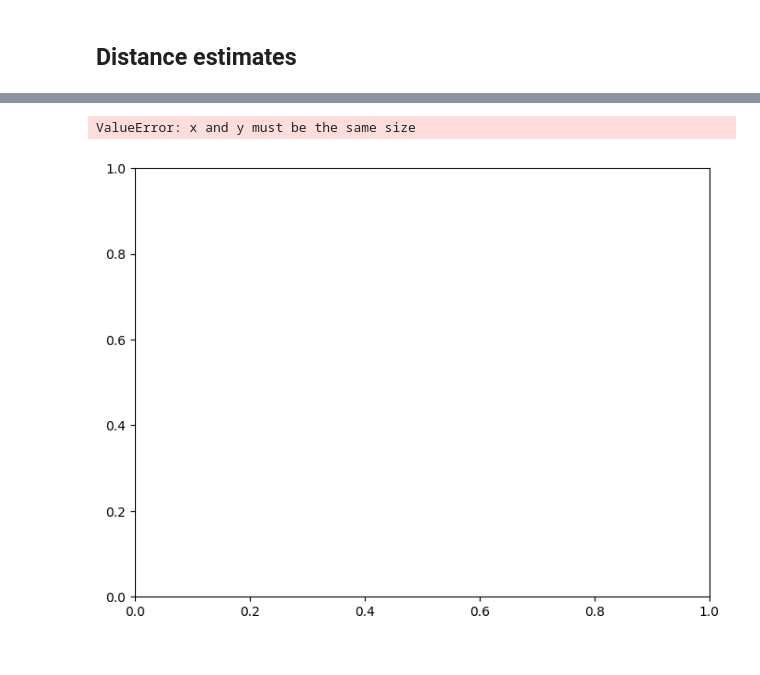
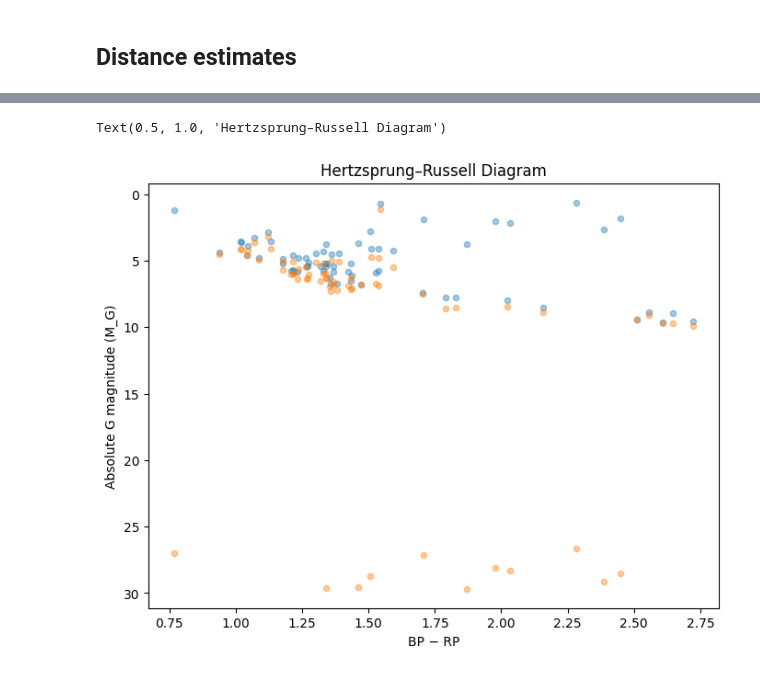
Before and after one commit to Oxke/seti-deliverables, a Jupyter notebook: Gaia targets in GC.ipynb, the cells around one changed output, grey strips where cells are left out. Drawn from its saved outputs; the diff is of its cells as text; code cells hidden in the pictures.

```diff
--- a/Gaia targets in GC.ipynb
+++ b/Gaia targets in GC.ipynb
@@ -168,22 +191,22 @@ M_naive_err = (5 / (np.log(10) * safe_dist)) * naive_dist[1]
 M_bayes = results["phot_g_mean_mag"] - 5 * np.log10(posterior_dist[0]) + 5
 M_bayes_err = (5 / (np.log(10) * posterior_dist[0])) * posterior_dist[1]
 # %%
-color = results['phot_bp_mean_mag'] - results['phot_rp_mean_mag']
+color = results["bp_rp"]
 
-mask = (results['parallax'] > 0) & ~np.isnan(color) & ~np.isnan(abs_mag)
-color = color[mask]
-abs_mag = abs_mag[mask]
+# mask = (results['parallax'] > 0) & ~np.isnan(color) & ~np.isnan(abs_mag)
+# color = color[mask]
+# abs_mag = abs_mag[mask]
 
 plt.figure(figsize=(8, 6))
-plt.scatter(color, M_naive[0], s=1, alpha = .4)
-plt.scatter(color, M_bayes[0], s=1, alpha = .4)
+plt.scatter(color, M_naive, s=20, alpha = .4)
+plt.scatter(color, M_bayes, s=20, alpha = .4)
 plt.gca().invert_yaxis()
 plt.xlabel('BP − RP')
 plt.ylabel('Absolute G magnitude (M_G)')
 plt.title('Hertzsprung–Russell Diagram')
 # %% [output]
-ValueError: x and y must be the same size
+Text(0.5, 1.0, 'Hertzsprung–Russell Diagram')
-[figure, old version]
+[figure, new version]
 # %%
 from scipy.stats import multivariate_normal
 def calculate_density(colors, magnitudes, color_err, mag_err):
```
Also changed, not shown: parts of 8 cells of this notebook, 18 other files.
